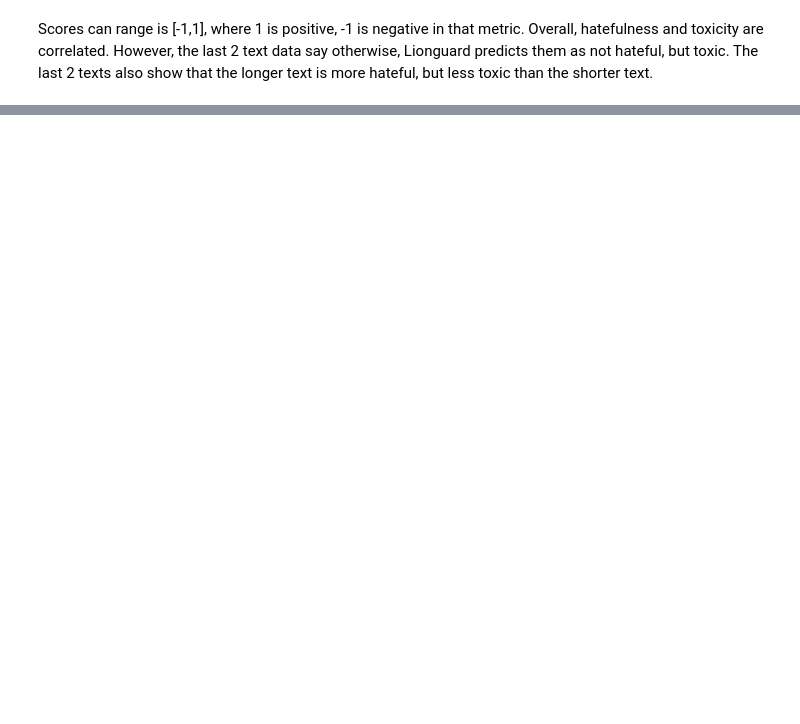
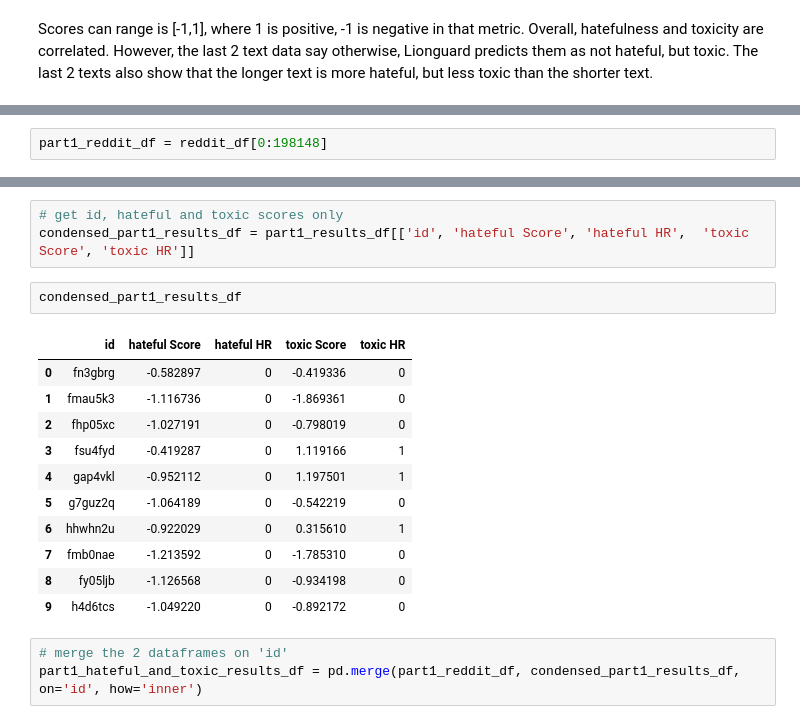
Before and after one commit to rhyden-kx/DSA4264, a Jupyter notebook: lionguard_toxicity_analysis.ipynb, the cells around one changed output, grey strips where cells are left out. Cells and saved outputs as stored; diff of their text form; blank space fills up the shorter version.

```diff
--- a/lionguard_toxicity_analysis.ipynb
+++ b/lionguard_toxicity_analysis.ipynb
@@ -233,0 +395,2 @@ Scores can range is [-1,1], where 1 is positive, -1 is negative in that metric.
+# %%
+part1_reddit_df = reddit_df[0:198148]
@@ -233,0 +435,20 @@ Scores can range is [-1,1], where 1 is positive, -1 is negative in that metric.
+# %%
+# get id, hateful and toxic scores only
+condensed_part1_results_df = part1_results_df[['id', 'hateful Score', 'hateful HR',  'toxic Score', 'toxic HR']]
+# %%
+condensed_part1_results_df
+# %% [output]
+|  | id | hateful Score | hateful HR | toxic Score | toxic HR |
+| 0 | fn3gbrg | -0.582897 | 0 | -0.419336 | 0 |
+| 1 | fmau5k3 | -1.116736 | 0 | -1.869361 | 0 |
+| 2 | fhp05xc | -1.027191 | 0 | -0.798019 | 0 |
+| 3 | fsu4fyd | -0.419287 | 0 | 1.119166 | 1 |
+| 4 | gap4vkl | -0.952112 | 0 | 1.197501 | 1 |
+| 5 | g7guz2q | -1.064189 | 0 | -0.542219 | 0 |
+| 6 | hhwhn2u | -0.922029 | 0 | 0.315610 | 1 |
+| 7 | fmb0nae | -1.213592 | 0 | -1.785310 | 0 |
+| 8 | fy05ljb | -1.126568 | 0 | -0.934198 | 0 |
+| 9 | h4d6tcs | -1.049220 | 0 | -0.892172 | 0 |
+# %%
+# merge the 2 dataframes on 'id'
+part1_hateful_and_toxic_results_df = pd.merge(part1_reddit_df, condensed_part1_results_df, on='id', how='inner')
```
Also changed, not shown: parts of 28 cells of this notebook.
